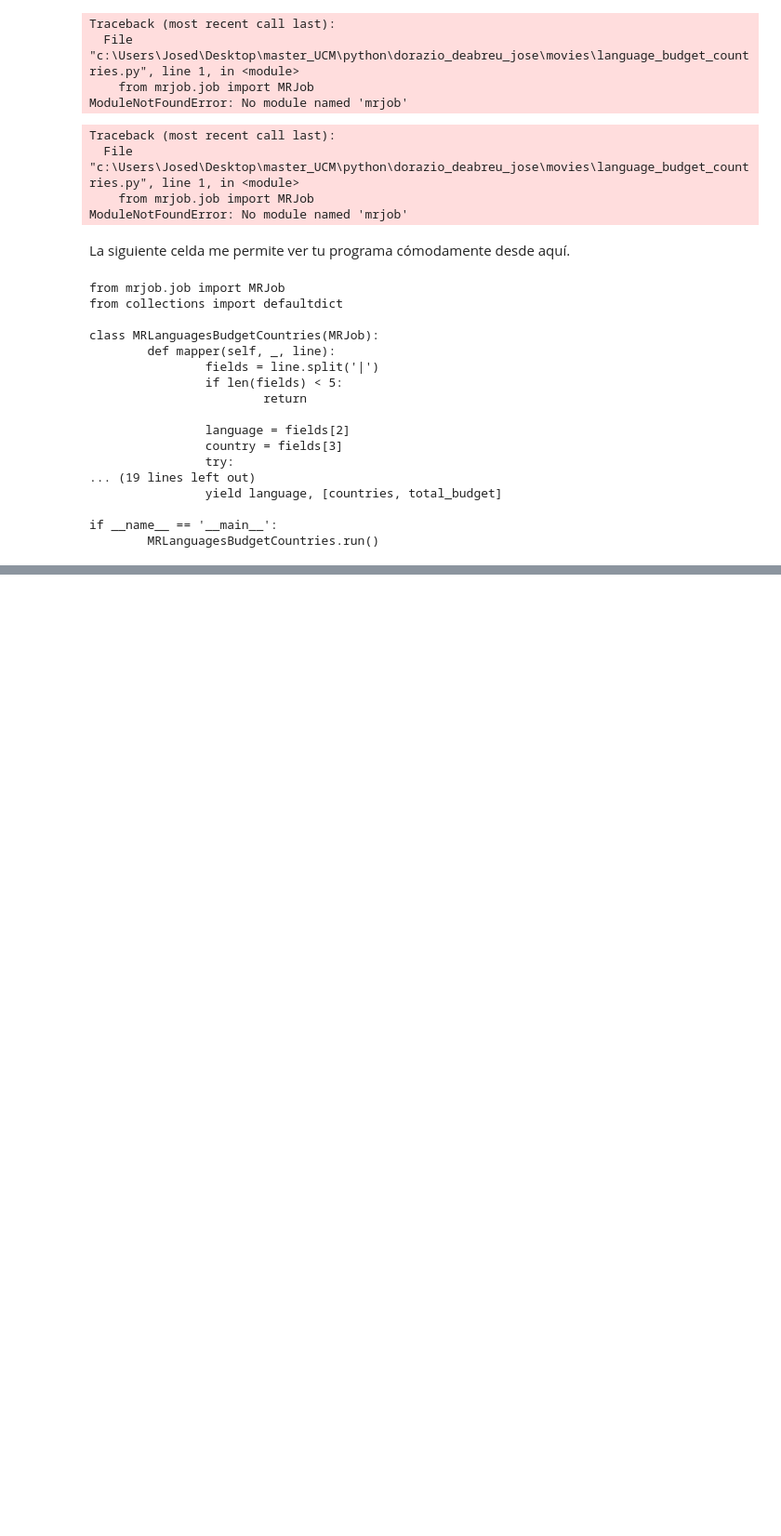
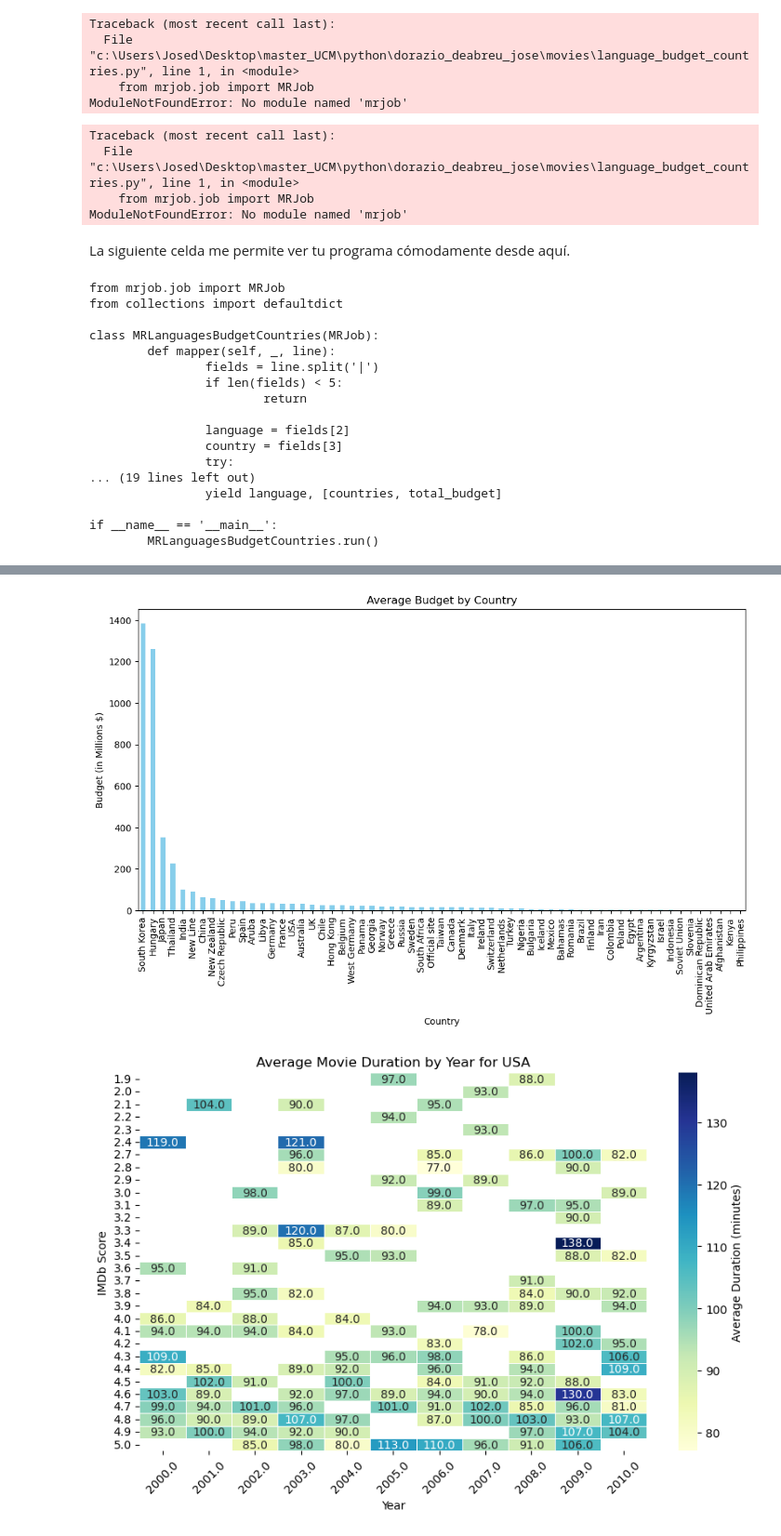
Before and after one commit to JoseDDA/movies, a Jupyter notebook: movies.ipynb, the cells around one changed output, grey strips where cells are left out. Shown at 93% size. Saved outputs shown, nothing was run; the diff lists cells and outputs as text; code cells hidden in the pictures; blank space fills up the shorter version.

```diff
--- a/movies.ipynb
+++ b/movies.ipynb
@@ -1316,8 +1261,0 @@ If either of the data are not found, then dont show
-# %%
-# Este apartado debe ser completado por el estudiante
-def	fields_selected_dataframe2(table):
-	new_table = table.copy()[["country", "title_year", "imdb_score", "duration", "budget"]]
-	return new_table
-new_table = fields_selected_dataframe2(tabla_completa)
-df = new_table.dropna()
-df
@@ -1338,6 +1261,0 @@ df
-# %%
-from statistics import mean
-grouped = df.groupby(["country", "title_year", "imdb_score"])
-averages = grouped[["duration", "budget"]].mean().round(0)
-
-averages.to_csv("test.csv")
@@ -1344,5 +1411,12 @@ averages.to_csv("test.csv")
 # %%
 # Pruebas de funcionamiento, también tarea del estudiante:
+df = select_movie_data(tabla_completa)
+averages = average_duration_budget(df)
+plot_country_avg_budget(averages)
+plot_movie_duration_by_country_and_year(averages, "USA", end_year=2010)
+# %% [output]
+[figure, added]
+[figure, added]
 # %% [markdown]
 # Datos personales
 
```
Also changed, not shown: parts of 48 cells of this notebook.
